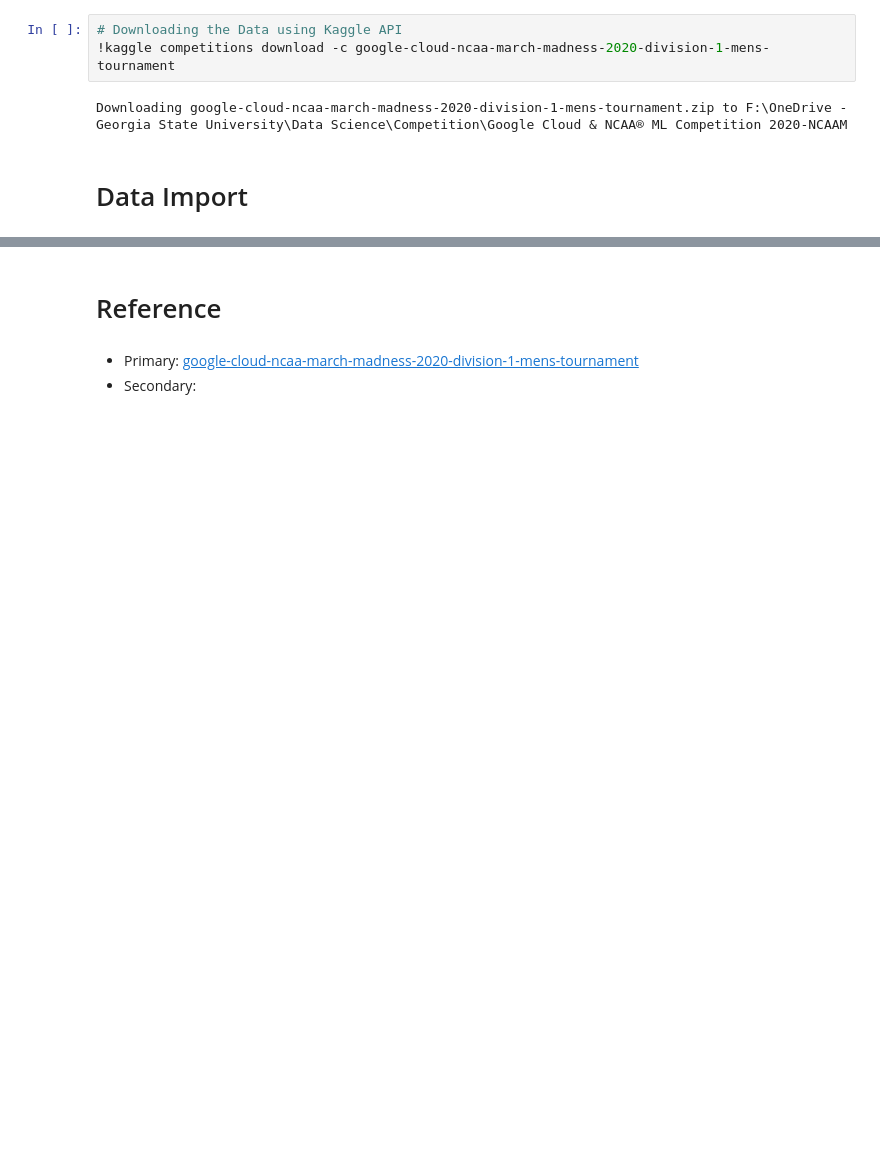
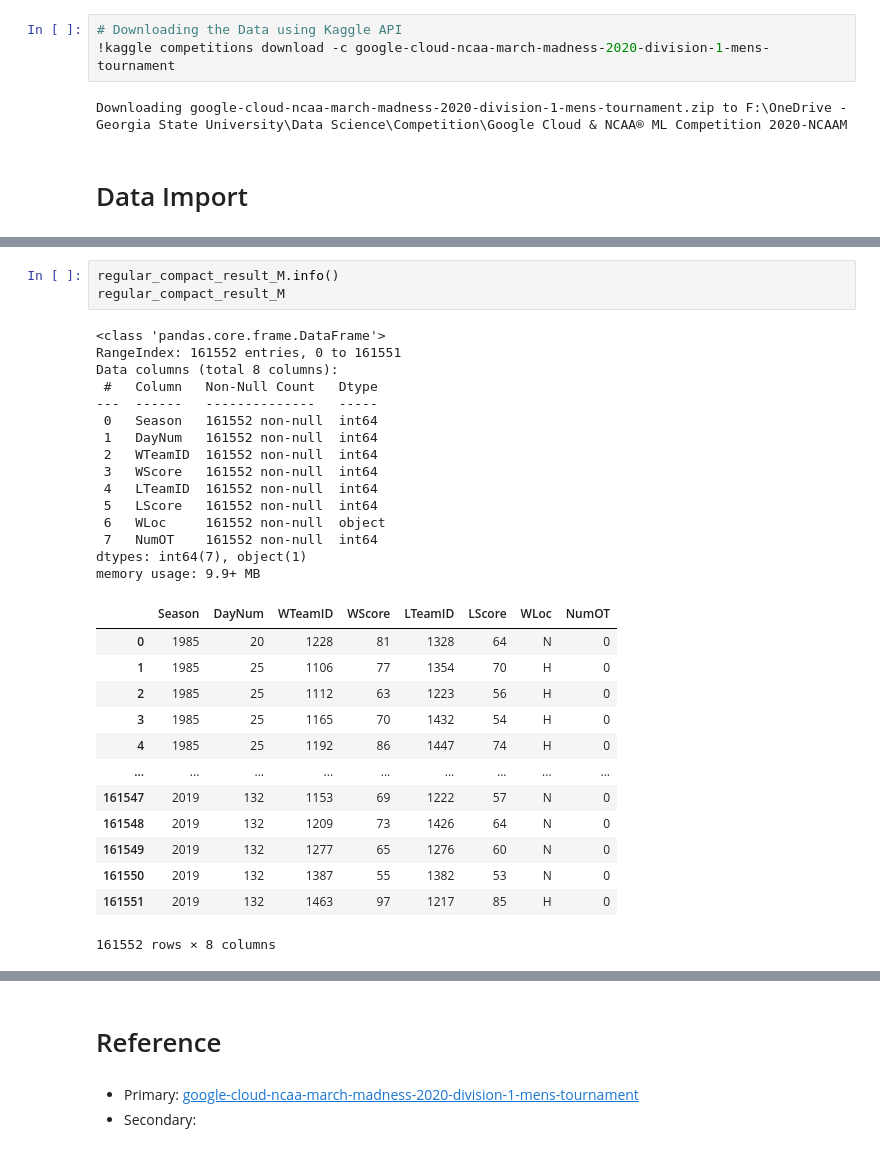
Before and after one commit to YT-Hwang/Kaggle_Competion, a Jupyter notebook: Google Cloud & NCAA® ML Competition 2020-NCAAM/EDA.ipynb, the cells around one changed output, grey strips where cells are left out. Saved outputs shown, nothing was run; the diff lists cells and outputs as text; blank space fills up the shorter version.

```diff
--- a/Google Cloud & NCAA® ML Competition 2020-NCAAM/EDA.ipynb
+++ b/Google Cloud & NCAA® ML Competition 2020-NCAAM/EDA.ipynb
@@ -71,0 +146,32 @@ MPlayers = pd.read_csv(datapath + 'MPlayers.csv', index_col='PlayerID, TeamID')
+# %%
+regular_compact_result_M.info()
+regular_compact_result_M
+# %% [output]
+<class 'pandas.core.frame.DataFrame'>
+RangeIndex: 161552 entries, 0 to 161551
+Data columns (total 8 columns):
+ #   Column   Non-Null Count   Dtype
+---  ------   --------------   -----
+ 0   Season   161552 non-null  int64
+ 1   DayNum   161552 non-null  int64
+ 2   WTeamID  161552 non-null  int64
+ 3   WScore   161552 non-null  int64
+ 4   LTeamID  161552 non-null  int64
+ 5   LScore   161552 non-null  int64
+ 6   WLoc     161552 non-null  object
+ 7   NumOT    161552 non-null  int64
+dtypes: int64(7), object(1)
+memory usage: 9.9+ MB
+|  | Season | DayNum | WTeamID | WScore | LTeamID | LScore | WLoc | NumOT |
+| 0 | 1985 | 20 | 1228 | 81 | 1328 | 64 | N | 0 |
+| 1 | 1985 | 25 | 1106 | 77 | 1354 | 70 | H | 0 |
+| 2 | 1985 | 25 | 1112 | 63 | 1223 | 56 | H | 0 |
+| 3 | 1985 | 25 | 1165 | 70 | 1432 | 54 | H | 0 |
+| 4 | 1985 | 25 | 1192 | 86 | 1447 | 74 | H | 0 |
+| ... | ... | ... | ... | ... | ... | ... | ... | ... |
+| 161547 | 2019 | 132 | 1153 | 69 | 1222 | 57 | N | 0 |
+| 161548 | 2019 | 132 | 1209 | 73 | 1426 | 64 | N | 0 |
+| 161549 | 2019 | 132 | 1277 | 65 | 1276 | 60 | N | 0 |
+| 161550 | 2019 | 132 | 1387 | 55 | 1382 | 53 | N | 0 |
+| 161551 | 2019 | 132 | 1463 | 97 | 1217 | 85 | H | 0 |
+161552 rows × 8 columns
```
Also changed, not shown: parts of 16 cells of this notebook, 3 other files.
